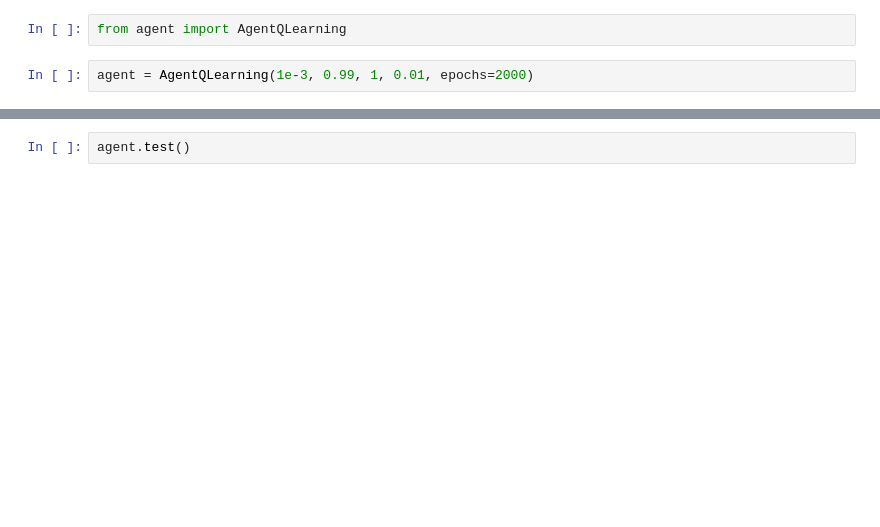
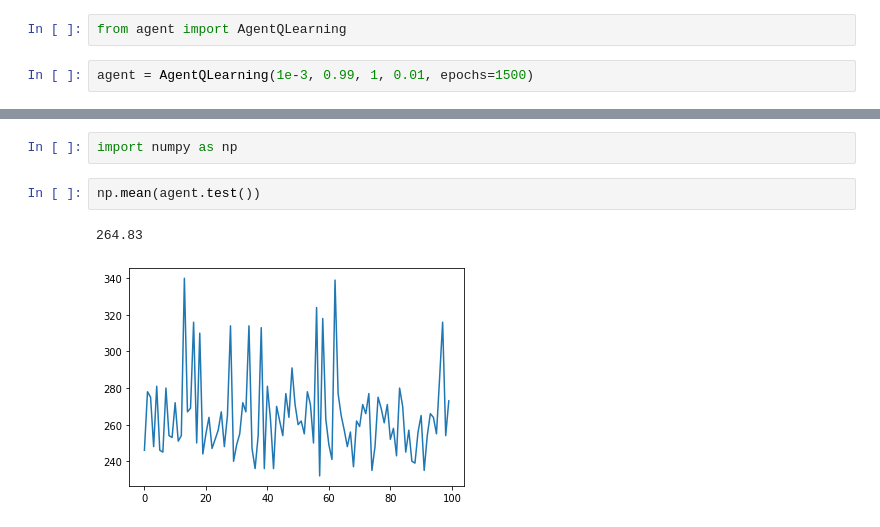
Before and after one commit to MaggiePN92/e-mds130-reinforcement-learning, a Jupyter notebook: assignment-2/2605_test_trainer.ipynb, the cells around one changed output, grey strips where cells are left out. Drawn from its saved outputs; the diff is of its cells as text; blank space fills up the shorter version.

```diff
--- a/assignment-2/2605_test_trainer.ipynb
+++ b/assignment-2/2605_test_trainer.ipynb
@@ -1,7 +1,7 @@
 # %%
 from agent import AgentQLearning
 # %%
-agent = AgentQLearning(1e-3, 0.99, 1, 0.01, epochs=2000)
+agent = AgentQLearning(1e-3, 0.99, 1, 0.01, epochs=1500)
 # %%
 agent.train()
 # %% [output]
@@ -17,2 +19,7 @@ epoch: 1600, error: 27.65
-# %%
-agent.test()
+# %%
+import numpy as np
+# %%
+np.mean(agent.test())
+# %% [output]
+264.83
+[figure, added]
```
Also changed, not shown: parts of 2 cells of this notebook.
